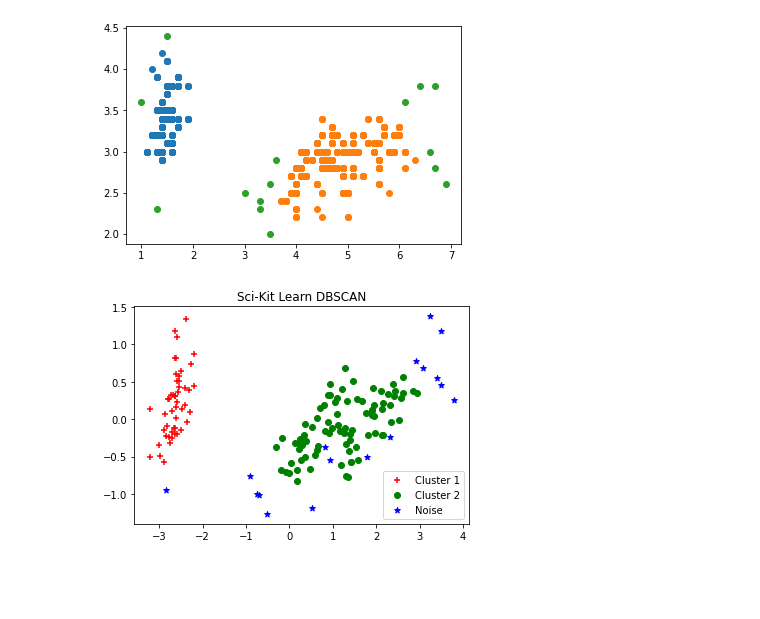
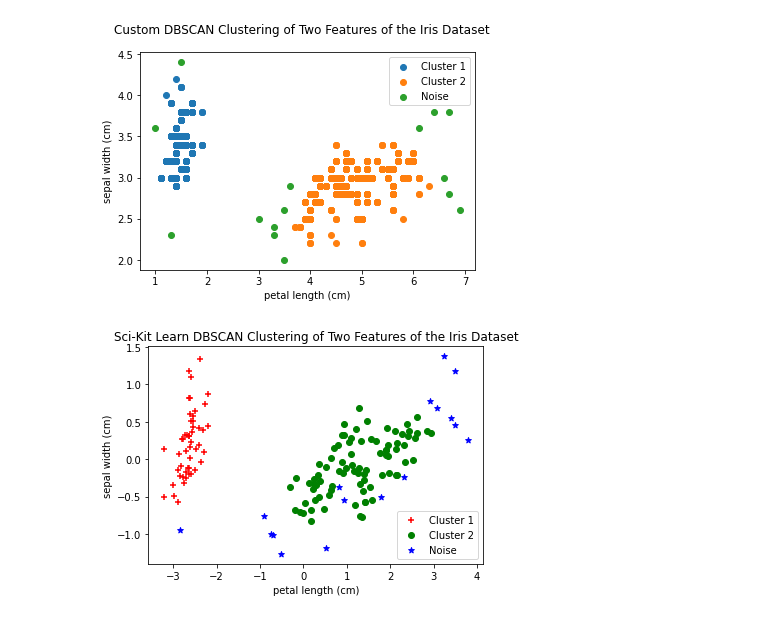
Before and after one commit to FlyN-Nick/introToML, a Jupyter notebook: New Jupyter Notebooks/Clustering.ipynb, the cells around one changed output. Saved outputs shown, nothing was run; the diff lists cells and outputs as text; code cells hidden in the pictures; blank space fills up the shorter version.

```diff
--- a/New Jupyter Notebooks/Clustering.ipynb
+++ b/New Jupyter Notebooks/Clustering.ipynb
@@ -231,0 +247,36 @@ plt.show()
+# %%
+# https://scikit-learn.org/stable/modules/generated/sklearn.cluster.KMeans.html
+
+from sklearn.cluster import KMeans
+from sklearn.decomposition import PCA
+
+data = iris.data[:, [x_feature, y_feature]].tolist() # format data
+
+sklearn_kmeans = KMeans(n_clusters=3, init='random') # create sklearn kmeans instance
+
+sklearn_kmeans.fit(data) # fit model to data
+
+# setup graphs
+fig = plt.figure() # create graph
+fig.suptitle('Sci-Kit Learn K-means Clustering of Two Features of the Iris Dataset') # set title
+# set axis labels
+plt.xlabel(iris.feature_names[x_feature])
+plt.ylabel(iris.feature_names[y_feature])
+
+# get clusters from algorithm and scatter
+cluster_one = []
+cluster_two = []
+cluster_three = []
+for i in range(len(data)):
+    if sklearn_kmeans.labels_[i] == 0:
+        cluster_one.append(data[i])
+    elif sklearn_kmeans.labels_[i] == 1:
+        cluster_two.append(data[i])
+    else:
+        cluster_three.append(data[i])
+
+c1 = plt.scatter([x[0] for x in cluster_one], [x[1] for x in cluster_one], c='r', marker='+')
+c2 = plt.scatter([x[0] for x in cluster_two], [x[1] for x in cluster_two], c='g', marker='o')
+c3 = plt.scatter([x[0] for x in cluster_three], [x[1] for x in cluster_three], c='b', marker='*')
+plt.legend([c1, c2, c3], ['Cluster 1', 'Cluster 2', 'Cluster 3'])
+plt.show()
@@ -331,20 +384,26 @@ def DBSCAN(data, eps, min_pts):
 # %%
 # format iris data
 x_feature = 2
 y_feature = 1
 pairs = iris.data[:, [x_feature, y_feature]].tolist()
 
 # run DBSCAN
 iris_dbscan_results = DBSCAN(pairs, .3, 5)
 clusters = iris_dbscan_results[0]
 noise = iris_db_scan_results[1]
 to_graph = clusters
 to_graph.append(noise) # noise functions as a cluster when graphing
 
 # plot clustering results
-plot_clusters(to_graph)
+fig = plt.figure() # create graph
+fig.suptitle('Custom DBSCAN Clustering of Two Features of the Iris Dataset') # set title
+# set axis labels
+plt.xlabel(iris.feature_names[x_feature])
+plt.ylabel(iris.feature_names[y_feature])
+plot_clusters(to_graph, True)
+plt.show()
 # %% [output]
-[figure, old version]
+[figure, new version]
 # %%
 # https://www.dummies.com/programming/big-data/data-science/how-to-create-an-unsupervised-learning-model-with-dbscan/
 
@@ -363,7 +422,10 @@ for i in range(0, pca_2d.shape[0]):
     elif dbscan.labels_[i] == -1:
         c3 = plt.scatter(pca_2d[i,0],pca_2d[i,1],c='b', marker='*')
 plt.legend([c1, c2, c3], ['Cluster 1', 'Cluster 2', 'Noise'])
-plt.title('Sci-Kit Learn DBSCAN')
+plt.title('Sci-Kit Learn DBSCAN Clustering of Two Features of the Iris Dataset')
+# set axis labels
+plt.xlabel(iris.feature_names[x_feature])
+plt.ylabel(iris.feature_names[y_feature])
 plt.show()
 # %% [output]
-[figure, old version]
+[figure, new version]
```
Also changed, not shown: parts of 4 cells of this notebook.
